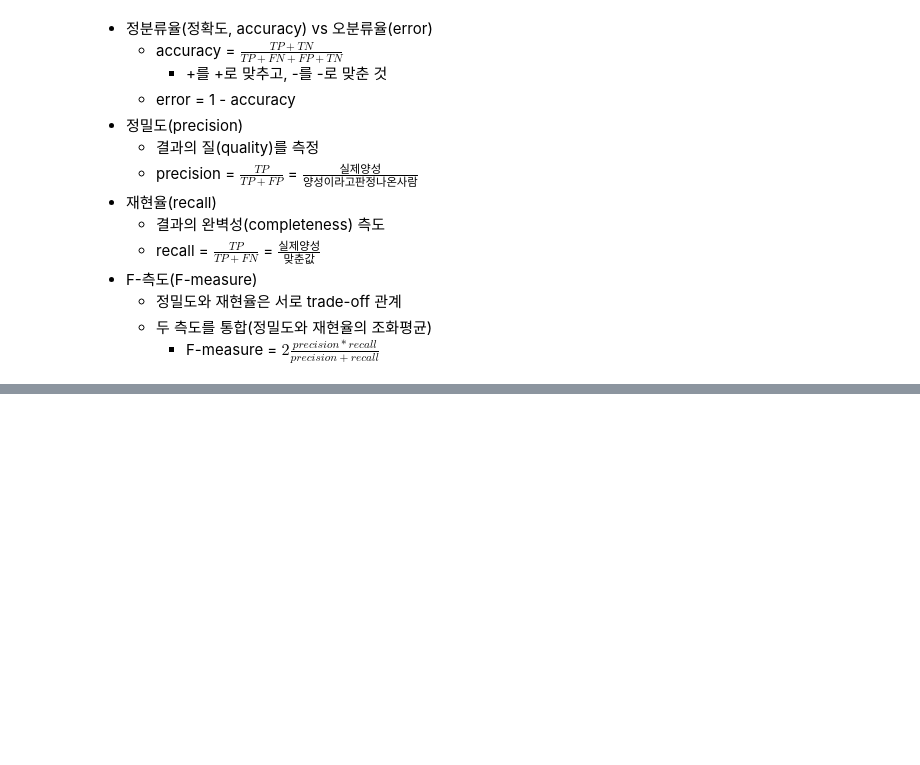
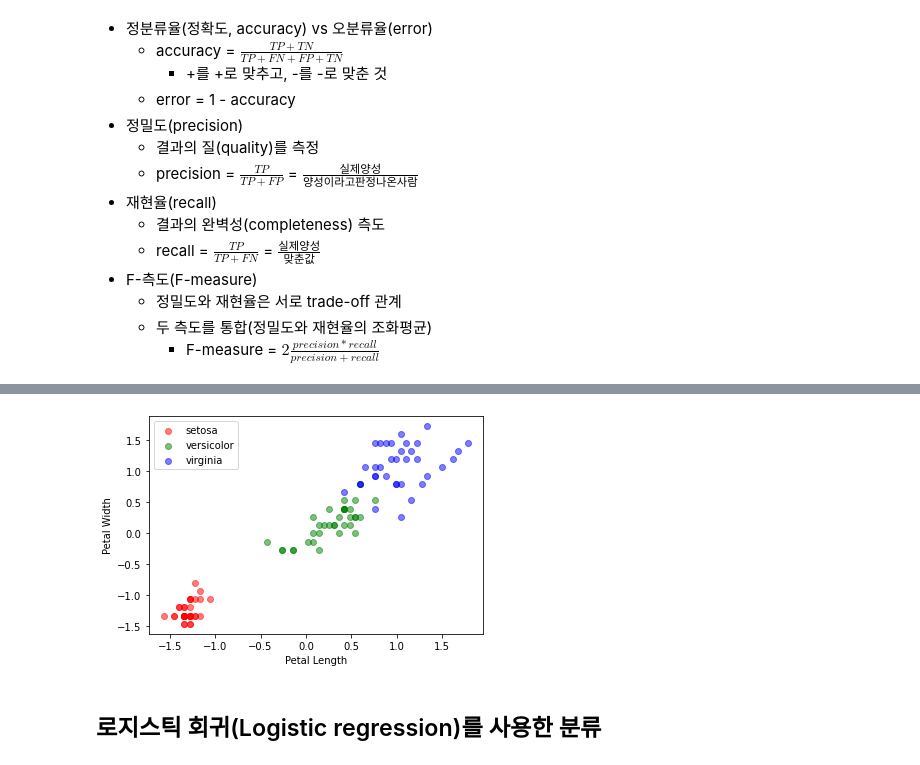
Before and after one commit to whattSUPkim/Data-Science, a Jupyter notebook: BDA2021-2/classification.ipynb, the cells around one changed output, grey strips where cells are left out. Cells and saved outputs as stored; diff of their text form; code cells hidden in the pictures; blank space fills up the shorter version.

Commit message:
Update: 로지스틱 회귀 분류 정리
iris 데이터로 로지스틱 회귀 분류를 공부한 내용을 정리함

```diff
--- a/BDA2021-2/classification.ipynb
+++ b/BDA2021-2/classification.ipynb
@@ -79,0 +210,20 @@
+# %%
+from sklearn.preprocessing import StandardScaler
+sc = StandardScaler()  # 인스턴스와
+sc.fit(X_train)  # 각 특성별로 평균, 표준편차 계싼
+X_train_std = sc.transform(X_train)  # transform() : 구해놨던 평균, 표준편차 구하는 ㅠ공식으로 표준화시킴
+X_test_std = sc.transform(X_test) # 같은 공식으로 test 데이터도 스케일 조정
+# %%
+# 스케일 조정 후 시각화
+import matplotlib.pyplot as plt
+
+plt.scatter(X_train_std[y_train == 0][:, 0], X_train_std[y_train == 0][:, 1], c = 'r', alpha = 0.5, label = 'setosa')
+plt.scatter(X_train_std[y_train == 1][:, 0], X_train_std[y_train == 1][:, 1], c = 'g', alpha = 0.5, label = 'versicolor')
+plt.scatter(X_train_std[y_train == 2][:, 0], X_train_std[y_train == 2][:, 1], c = 'b', alpha = 0.5, label = 'virginia')
+plt.xlabel('Petal Length')
+plt.ylabel('Petal Width')
+plt.legend();
+# %% [output]
+[figure, added]
+# %% [markdown]
+## 로지스틱 회귀(Logistic regression)를 사용한 분류
```
Also changed, not shown: parts of 34 cells of this notebook.
